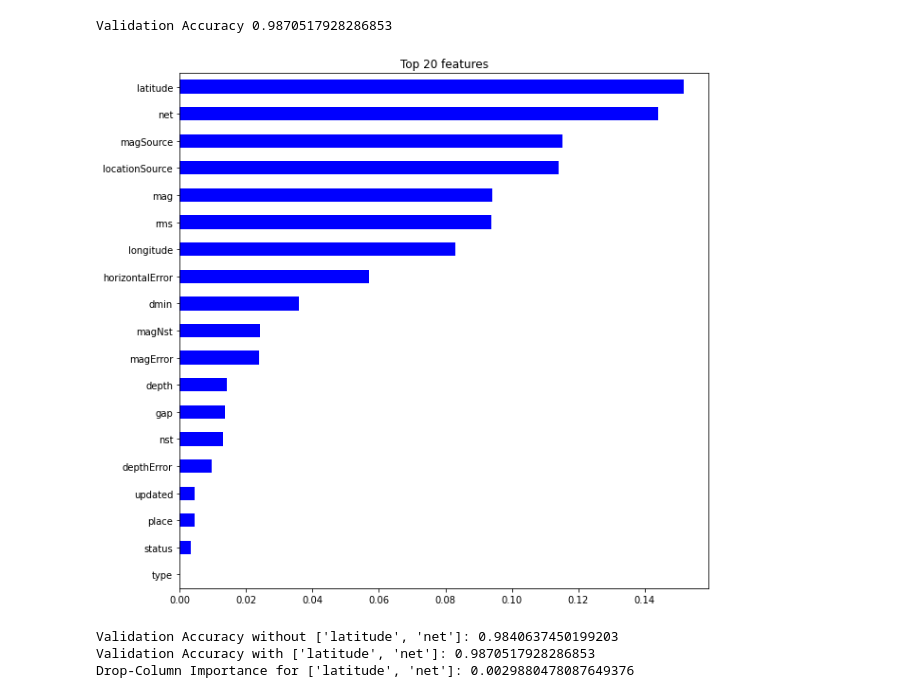
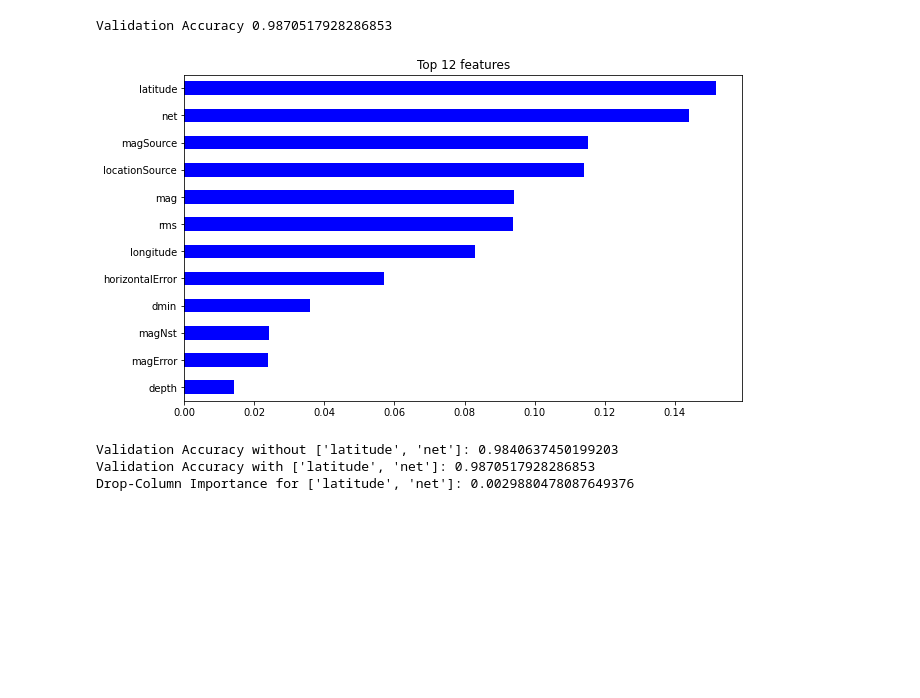
Before and after one commit to yestrella14/DS-Unit-2-Applied-Modeling, a Jupyter notebook: YE_LS_DS_233_assignment.ipynb, the cells around one changed output. Drawn from its saved outputs; the diff is of its cells as text; code cells hidden in the pictures; blank space fills up the shorter version.

```diff
--- a/YE_LS_DS_233_assignment.ipynb
+++ b/YE_LS_DS_233_assignment.ipynb
@@ -253,18 +253,18 @@ Validation Accuracy 0.9870517928286853
 # %%
 # Get feature importances
 rf = pipeline.named_steps['randomforestclassifier']
 importances = pd.Series(rf.feature_importances_, X_train.columns)
 
 # Plot feature importances
 %matplotlib inline
 import matplotlib.pyplot as plt
 
-n = 20
+n = 12
 plt.figure(figsize=(10,n/2))
 plt.title(f'Top {n} features')
 importances.sort_values()[-n:].plot.barh(color='blue');
 # %% [output]
-[figure, old version]
+[figure, new version]
 # %%
 column  = ['latitude', 'net']
 
```
Also changed, not shown: parts of 1 cell of this notebook.
